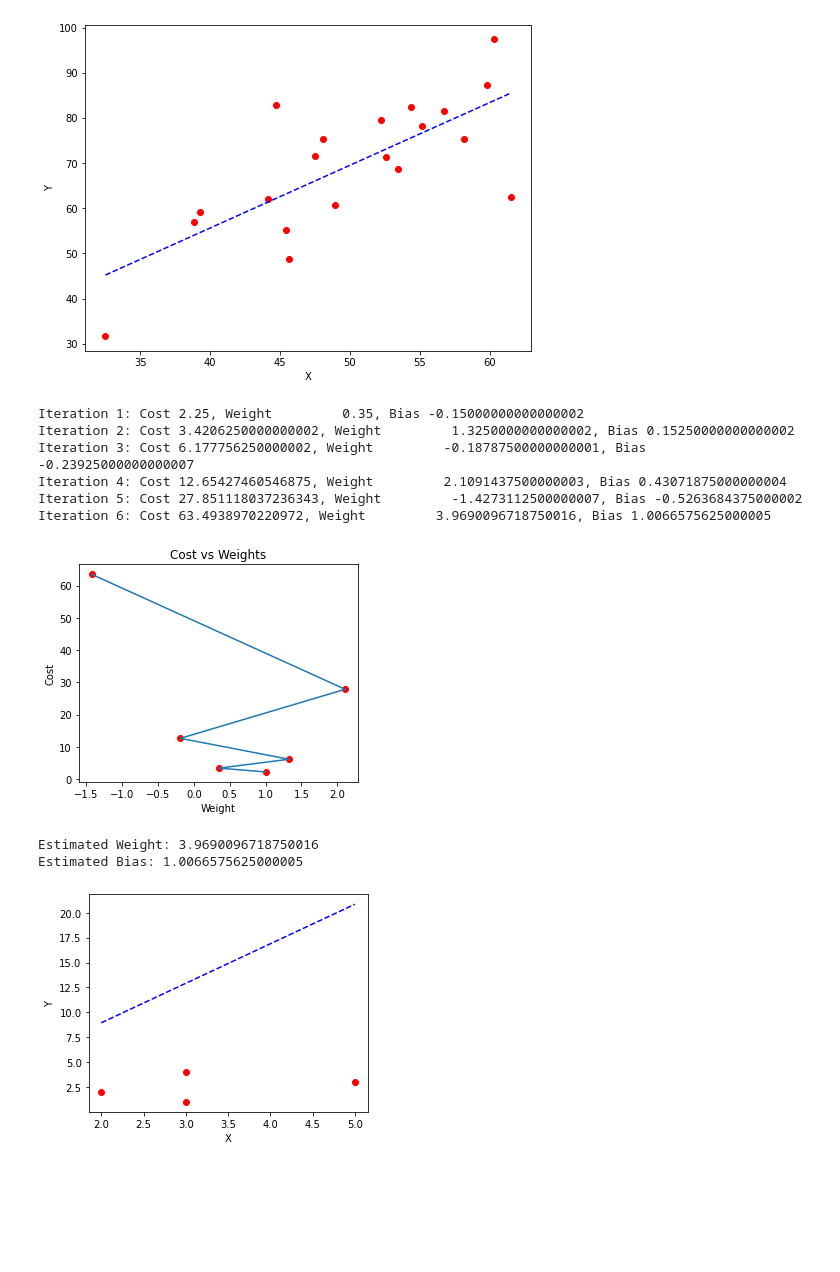
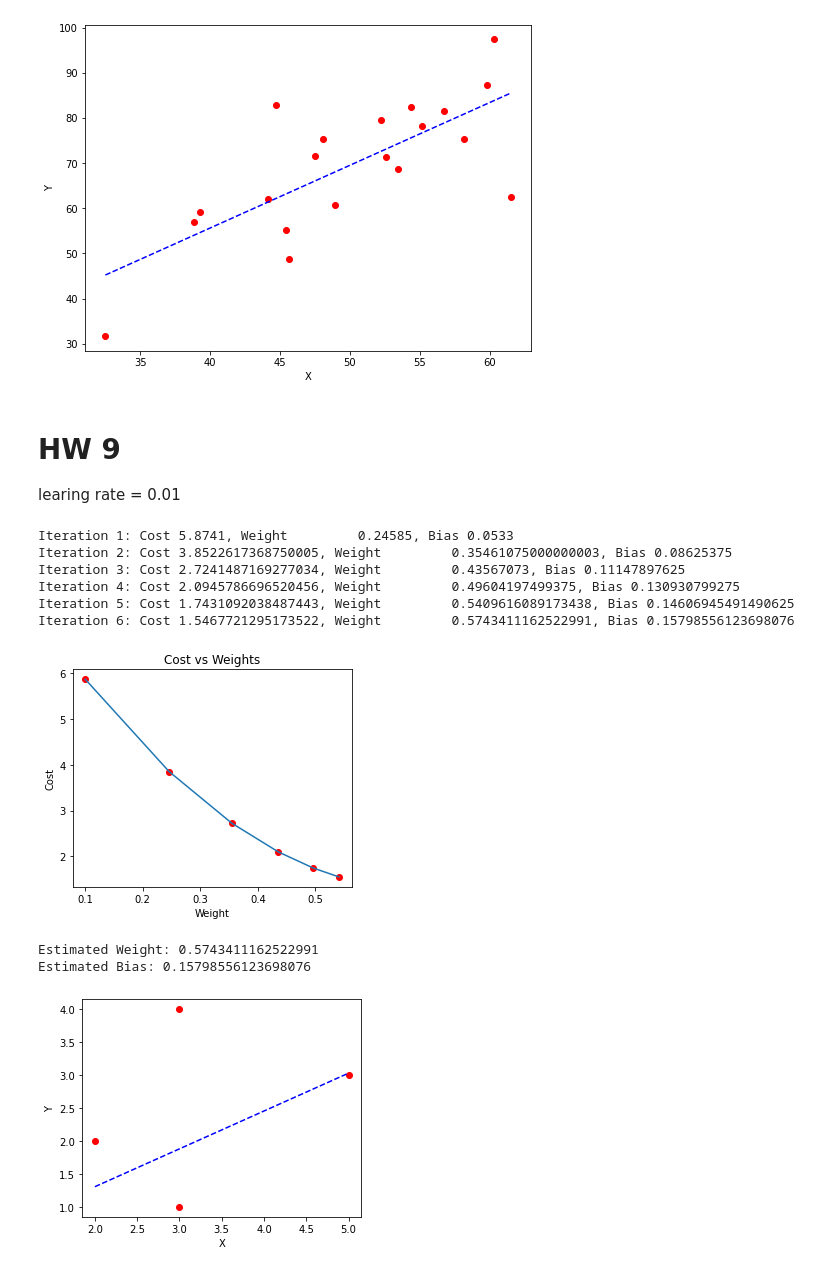
Before and after one commit to champtanapat/COS3109, a Jupyter notebook: week9_Gradient_descent.ipynb, the cells around one changed output. Saved outputs shown, nothing was run; the diff lists cells and outputs as text; code cells hidden in the pictures; blank space fills up the shorter version.

```diff
--- a/week9_Gradient_descent.ipynb
+++ b/week9_Gradient_descent.ipynb
@@ -237,6 +234,11 @@ Iteration 17: Cost 98.63831622628217, Weight         1.389738813163012, Bias 0.0
 Estimated Weight: 1.389738813163012
 Estimated Bias: 0.03509461674147458
 [figure]
+# %% [markdown]
+# HW 9
+
+
+learing rate = 0.01
 # %%
 X = np.array([2,3,3,5])
 Y = np.array([2,1,4,3])
@@ -253,15 +255,14 @@ def mean_squared_error(y_true, y_predicted):
 # Gradient Descent Function
 # Here iterations, learning_rate, stopping_threshold
 # are hyperparameters that can be tuned
-def gradient_descent(x, y, iterations = 6, learning_rate = 0.1,
+
+def gradient_descent(x, y, iterations = 1000, learning_rate = 0.01,
                      stopping_threshold = 1e-6):
-
-    # Initializing weight, bias, learning rate and iterations
 
 
 
-    current_weight = 1
-    current_bias = 0
+    current_weight = 0.1
+    current_bias = 0.01
     iterations = iterations
     learning_rate = learning_rate
     n = float(len(x))
@@ -314,40 +315,40 @@ def gradient_descent(x, y, iterations = 6, learning_rate = 0.1,
     return current_weight, current_bias
 
 
 def main():
 
     # Data
 
     X = np.array([2,3,3,5])
     Y = np.array([2,1,4,3])
 
     # Estimating weight and bias using gradient descent
     estimated_weight, eatimated_bias = gradient_descent(X, Y, iterations=6)
     print(f"Estimated Weight: {estimated_weight}\nEstimated Bias: {eatimated_bias}")
 
     # Making predictions using estimated parameters
     Y_pred = estimated_weight*X + eatimated_bias
 
     # Plotting the regression line
     plt.figure(figsize = (5,4))
     plt.scatter(X, Y, marker='o', color='red')
     plt.plot([min(X), max(X)], [min(Y_pred), max(Y_pred)], color='blue',markerfacecolor='red',
              markersize=10,linestyle='dashed')
     plt.xlabel("X")
     plt.ylabel("Y")
     plt.show()
 
 
 if __name__=="__main__":
     main()
 # %% [output]
-Iteration 1: Cost 2.25, Weight         0.35, Bias -0.15000000000000002
-Iteration 2: Cost 3.4206250000000002, Weight         1.3250000000000002, Bias 0.15250000000000002
-Iteration 3: Cost 6.177756250000002, Weight         -0.18787500000000001, Bias -0.23925000000000007
-Iteration 4: Cost 12.65427460546875, Weight         2.1091437500000003, Bias 0.43071875000000004
-Iteration 5: Cost 27.851118037236343, Weight         -1.4273112500000007, Bias -0.5263684375000002
-Iteration 6: Cost 63.4938970220972, Weight         3.9690096718750016, Bias 1.0066575625000005
+Iteration 1: Cost 5.8741, Weight         0.24585, Bias 0.0533
+Iteration 2: Cost 3.8522617368750005, Weight         0.35461075000000003, Bias 0.08625375
+Iteration 3: Cost 2.7241487169277034, Weight         0.43567073, Bias 0.11147897625
+Iteration 4: Cost 2.0945786696520456, Weight         0.49604197499375, Bias 0.130930799275
+Iteration 5: Cost 1.7431092038487443, Weight         0.5409616089173438, Bias 0.14606945491490625
+Iteration 6: Cost 1.5467721295173522, Weight         0.5743411162522991, Bias 0.15798556123698076
-[figure, old version]
+[figure, new version]
-Estimated Weight: 3.9690096718750016
-Estimated Bias: 1.0066575625000005
+Estimated Weight: 0.5743411162522991
+Estimated Bias: 0.15798556123698076
-[figure, old version]
+[figure, new version]
```
Also changed, not shown: parts of 5 cells of this notebook.
